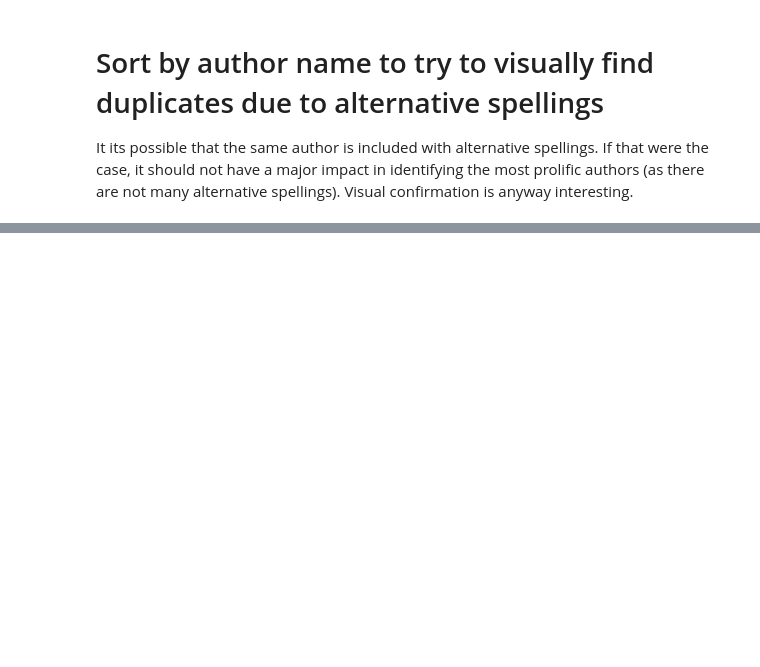
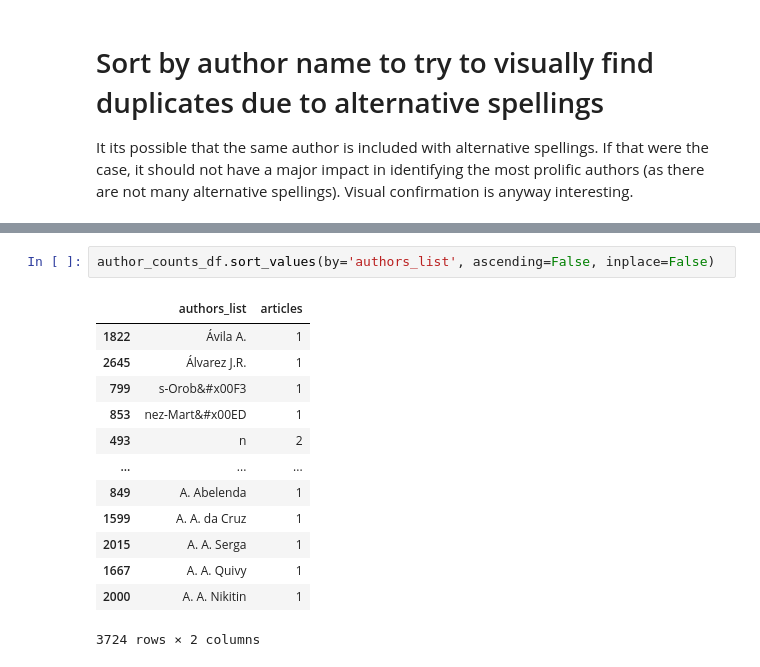
Before and after one commit to casco/qse-latam-slr, a Jupyter notebook: analysis.ipynb, the cells around one changed output, grey strips where cells are left out. Drawn from its saved outputs; the diff is of its cells as text; blank space fills up the shorter version.

```diff
--- a/analysis.ipynb
+++ b/analysis.ipynb
@@ -113,0 +133,16 @@ author_counts_df
+# %%
+author_counts_df.sort_values(by='authors_list', ascending=False, inplace=False)
+# %% [output]
+|  | authors_list | articles |
+| 1822 | Ávila A. | 1 |
+| 2645 | Álvarez J.R. | 1 |
+| 799 | s-Orob&#x00F3 | 1 |
+| 853 | nez-Mart&#x00ED | 1 |
+| 493 | n | 2 |
+| ... | ... | ... |
+| 849 | A. Abelenda | 1 |
+| 1599 | A. A. da Cruz | 1 |
+| 2015 | A. A. Serga | 1 |
+| 1667 | A. A. Quivy | 1 |
+| 2000 | A. A. Nikitin | 1 |
+3724 rows × 2 columns
```
Also changed, not shown: parts of 5 cells of this notebook.
